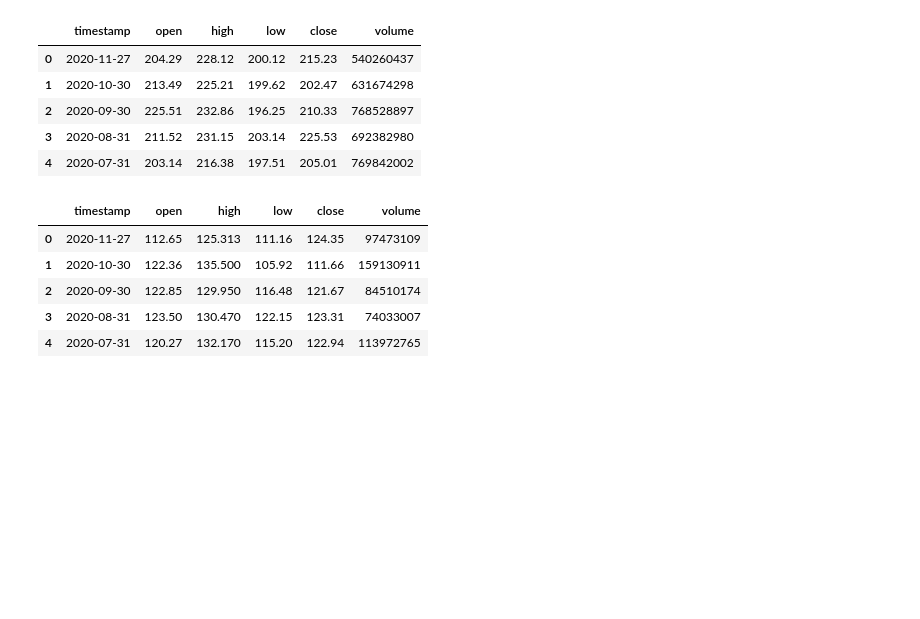
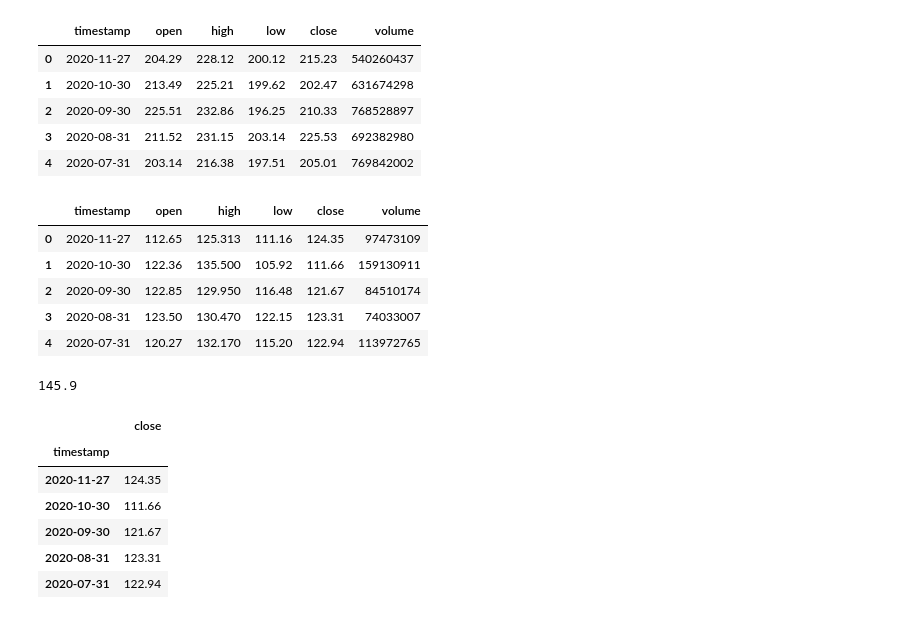
Before and after one commit to geceba/Residencia-ITM, a Jupyter notebook: pruebas/lstm-ibm-msft.ipynb, the cells around one changed output. Cells and saved outputs as stored; diff of their text form; code cells hidden in the pictures; blank space fills up the shorter version.

```diff
--- a/pruebas/lstm-ibm-msft.ipynb
+++ b/pruebas/lstm-ibm-msft.ipynb
@@ -29,6 +48,20 @@ ibm2 = ibm[['timestamp', 'close']].head(32)
 # %%
 msft2.set_index('timestamp', inplace=True)
 ibm2.set_index('timestamp', inplace=True)
+# %%
+print(test[1])
+# %% [output]
+145.9
+# %%
+ibm2.head()
+# %% [output]
+|  | close |
+| timestamp |  |
+| 2020-11-27 | 124.35 |
+| 2020-10-30 | 111.66 |
+| 2020-09-30 | 121.67 |
+| 2020-08-31 | 123.31 |
+| 2020-07-31 | 122.94 |
 # %%
 from pandas import DataFrame
 from pandas import Series
```
Also changed, not shown: parts of 5 cells of this notebook.
